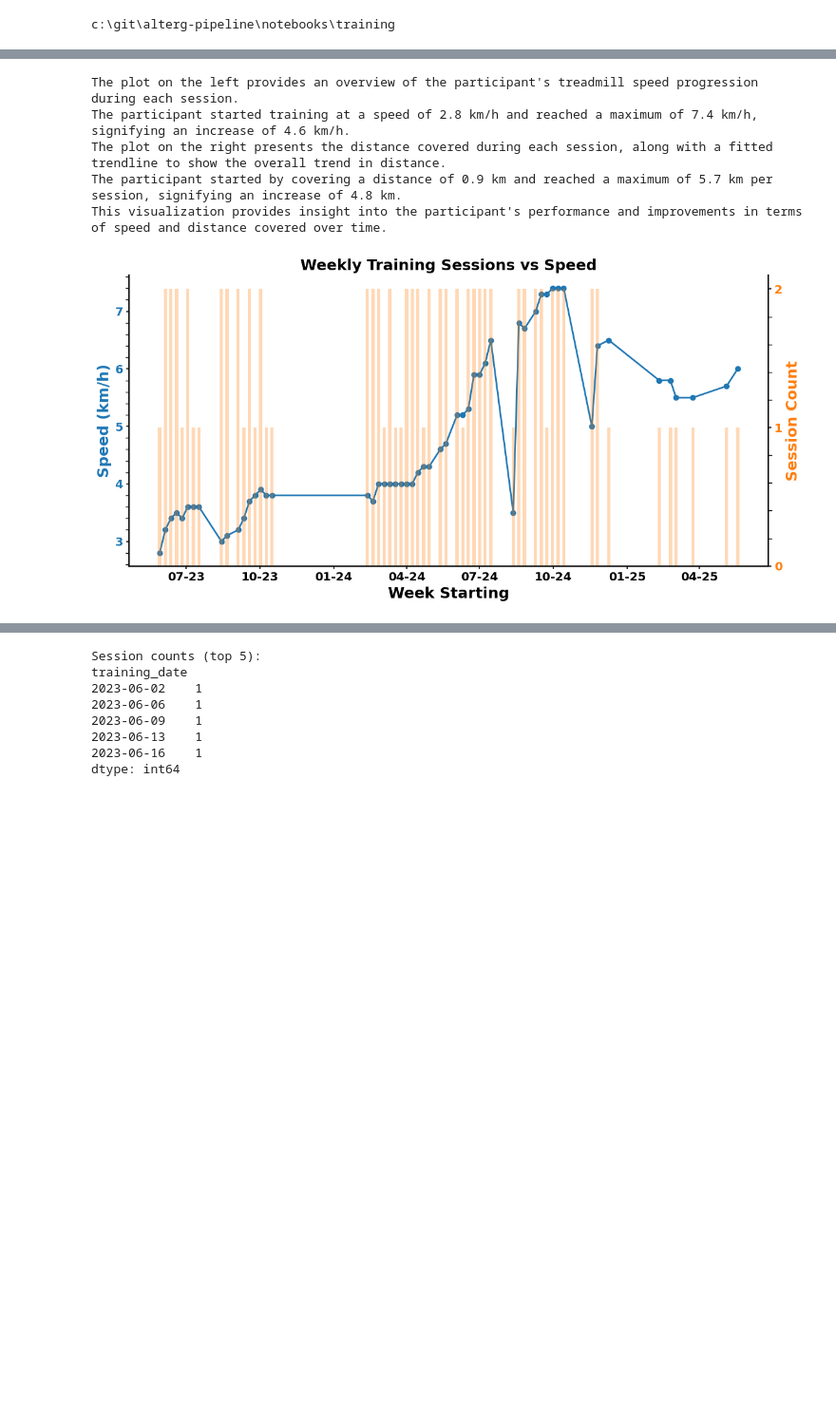
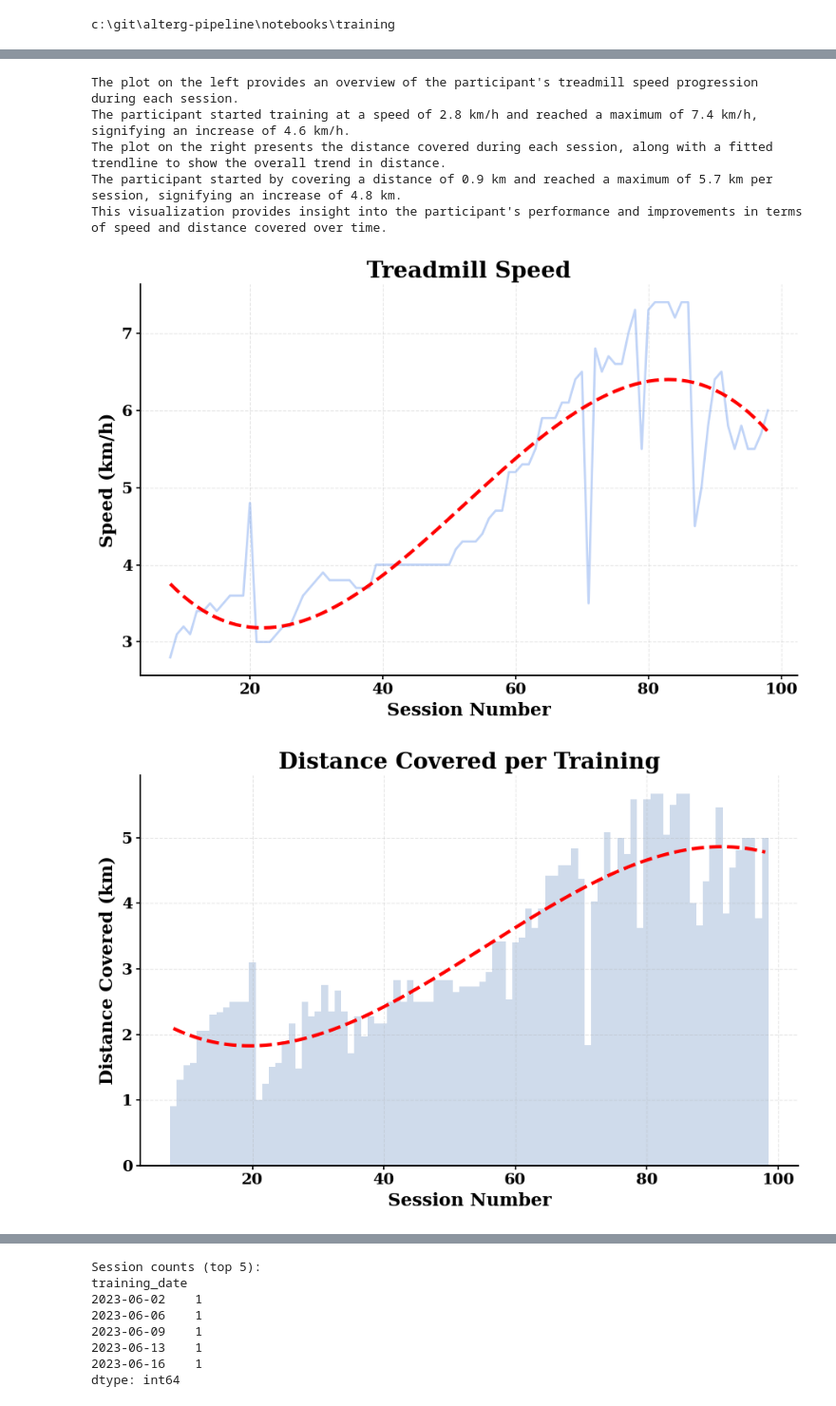
Before and after one commit to PabloHumanMetrics/alterg-pipeline, a Jupyter notebook: notebooks/training/A_DataRead.ipynb, the cells around one changed output, grey strips where cells are left out. Shown: that part at 95% size. Drawn from its saved outputs; the diff is of its cells as text; code cells hidden in the pictures; blank space fills up the shorter version.

```diff
--- a/notebooks/training/A_DataRead.ipynb
+++ b/notebooks/training/A_DataRead.ipynb
@@ -560,7 +665,7 @@ plot_training_summary(participant_data)
 
 training_performance(participant_data)
 
-
+training_performance_separate(participant_data)
 
 
 training_rows = df[
@@ -572,31 +677,32 @@ training_rows = df[
 plot_training_density_vs_max_speed(training_rows)
 # %% [output]
 Extracted data shape for study ID 1: (99, 209)
 
 Participant Report Summary:
 
 Study ID: 1
 Name: Maia Friedlander
 Date of Birth: 01 / 11 / 2001
 Age: 23
 Gender: nan
 Enrolment Date: 26 / 05 / 2023
 
 here
 Assessment on 26 / 05 / 2023 (First assessment)
 Assessment on 08 / 08 / 2023 (Days since last assessment: 74)
 Assessment on 20 / 10 / 2023 (Days since last assessment: 73)
 Assessment on 11 / 06 / 2024 (Days since last assessment: 235)
 Total number of training sessions completed: 90
 
 Figure 1| presents the timeline of the participant’s training periods and assessments. The first assessment was conducted on 26 / 05 / 2023. The subsequent assessments were carried out on 08 / 08 / 20 ...
 [figure]
 [figure]
 The training summary graph provides an overview of the participant's training sessions with different levels of body weight support (BWS). The level of BWS shown is the percentage of body weight suppo ...
 [figure]
 The plot on the left provides an overview of the participant's treadmill speed progression during each session.
 The participant started training at a speed of 2.8 km/h and reached a maximum of 7.4 km/h, signifying an increase of 4.6 km/h.
 The plot on the right presents the distance covered during each session, along with a fitted trendline to show the overall trend in distance.
 The participant started by covering a distance of 0.9 km and reached a maximum of 5.7 km per session, signifying an increase of 4.8 km.
 This visualization provides insight into the participant's performance and improvements in terms of speed and distance covered over time.
-[figure, old version]
+[figure, new version]
+[figure, added]
```
Also changed, not shown: parts of 2 cells of this notebook.
